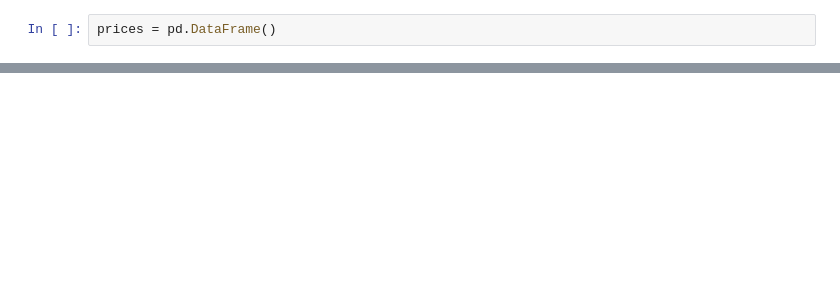
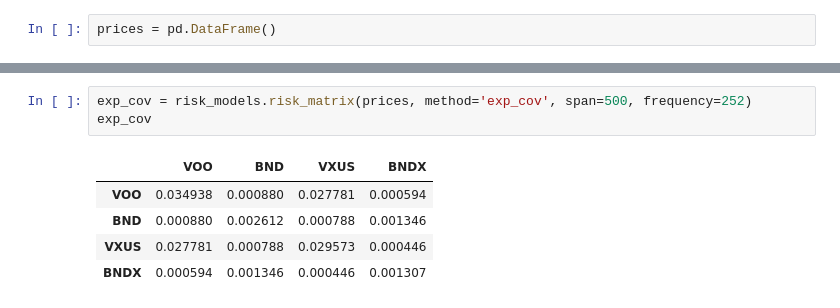
Before and after one commit to koichiroiijima/Optimize_Allocation, a Jupyter notebook: data/opt.ipynb, the cells around one changed output, grey strips where cells are left out. Cells and saved outputs as stored; diff of their text form; blank space fills up the shorter version.

```diff
--- a/data/opt.ipynb
+++ b/data/opt.ipynb
@@ -158,0 +192,9 @@ rfree_d-1
+# %%
+exp_cov = risk_models.risk_matrix(prices, method='exp_cov', span=500, frequency=252)
+exp_cov
+# %% [output]
+|  | VOO | BND | VXUS | BNDX |
+| VOO | 0.034938 | 0.000880 | 0.027781 | 0.000594 |
+| BND | 0.000880 | 0.002612 | 0.000788 | 0.001346 |
+| VXUS | 0.027781 | 0.000788 | 0.029573 | 0.000446 |
+| BNDX | 0.000594 | 0.001346 | 0.000446 | 0.001307 |
```
Also changed, not shown: parts of 34 cells of this notebook, 1 other file.
